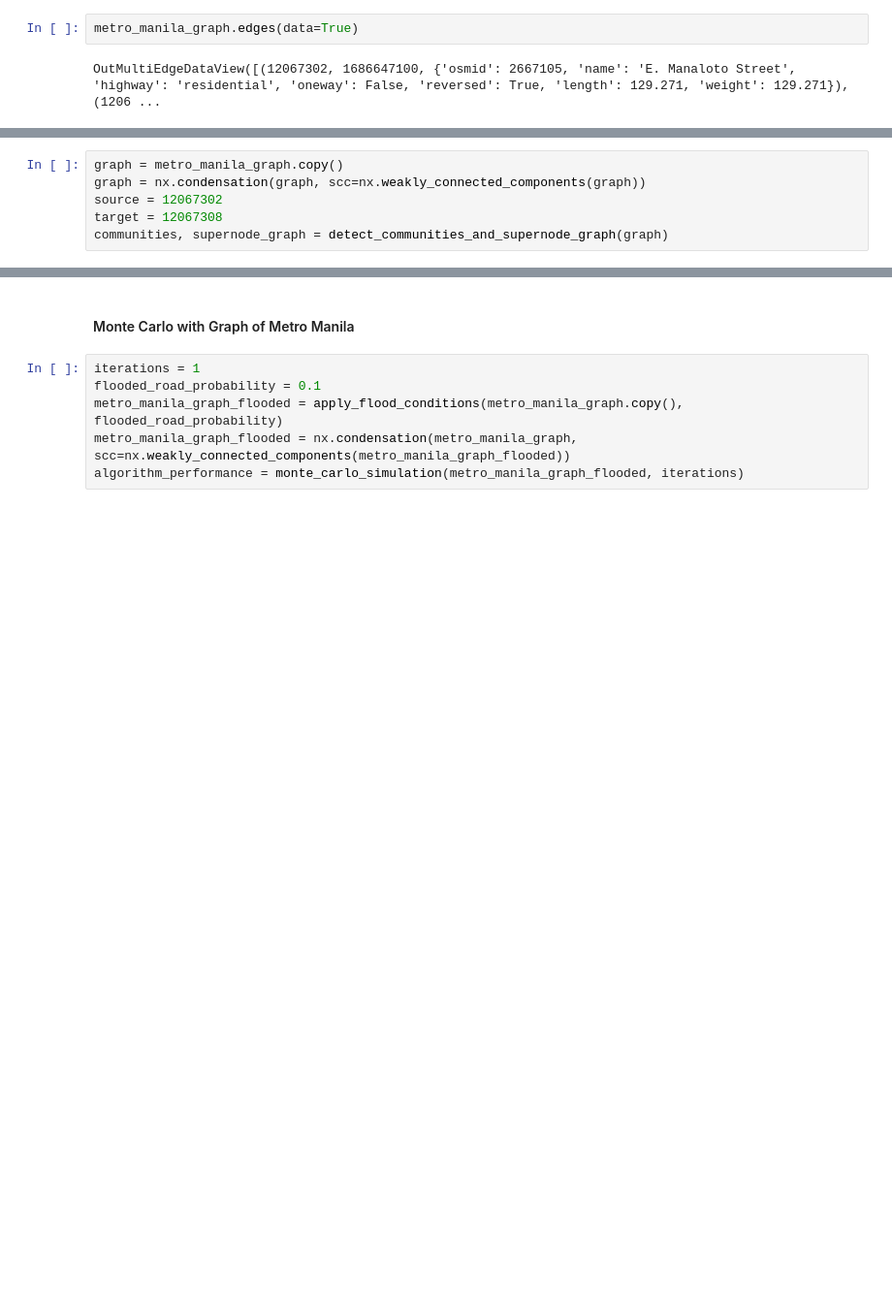
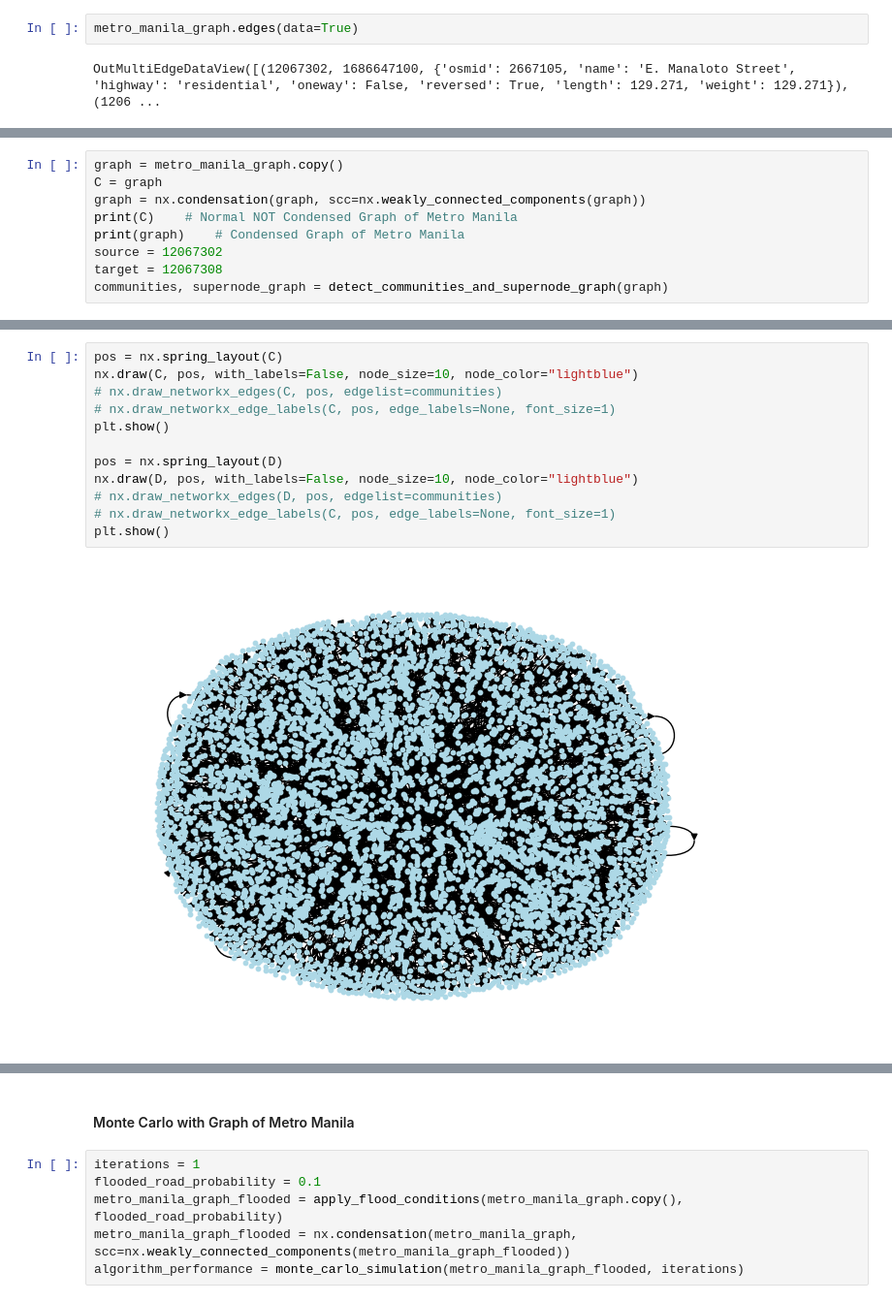
Before and after one commit to Nick-Miras/JeepneyRerouting, a Jupyter notebook: notebooks/monte_carlo_simulation.ipynb, the cells around one changed output, grey strips where cells are left out. Shown at 97% size. Cells and saved outputs as stored; diff of their text form; blank space fills up the shorter version.

```diff
--- a/notebooks/monte_carlo_simulation.ipynb
+++ b/notebooks/monte_carlo_simulation.ipynb
@@ -470,6 +570,9 @@ OutMultiEdgeDataView([(12067302, 1686647100, {'osmid': 2667105, 'name': 'E. Mana
 # %%
 graph = metro_manila_graph.copy()
+C = graph
 graph = nx.condensation(graph, scc=nx.weakly_connected_components(graph))
+print(C)    # Normal NOT Condensed Graph of Metro Manila
+print(graph)    # Condensed Graph of Metro Manila
 source = 12067302
 target = 12067308
 communities, supernode_graph = detect_communities_and_supernode_graph(graph)
@@ -475,0 +601,14 @@ communities, supernode_graph = detect_communities_and_supernode_graph(graph)
+# %%
+pos = nx.spring_layout(C)
+nx.draw(C, pos, with_labels=False, node_size=10, node_color="lightblue")
+# nx.draw_networkx_edges(C, pos, edgelist=communities)
+# nx.draw_networkx_edge_labels(C, pos, edge_labels=None, font_size=1)
+plt.show()
+
+pos = nx.spring_layout(D)
+nx.draw(D, pos, with_labels=False, node_size=10, node_color="lightblue")
+# nx.draw_networkx_edges(D, pos, edgelist=communities)
+# nx.draw_networkx_edge_labels(C, pos, edge_labels=None, font_size=1)
+plt.show()
+# %% [output]
+[figure, added]
```
Also changed, not shown: parts of 18 cells of this notebook, 1 other file.
